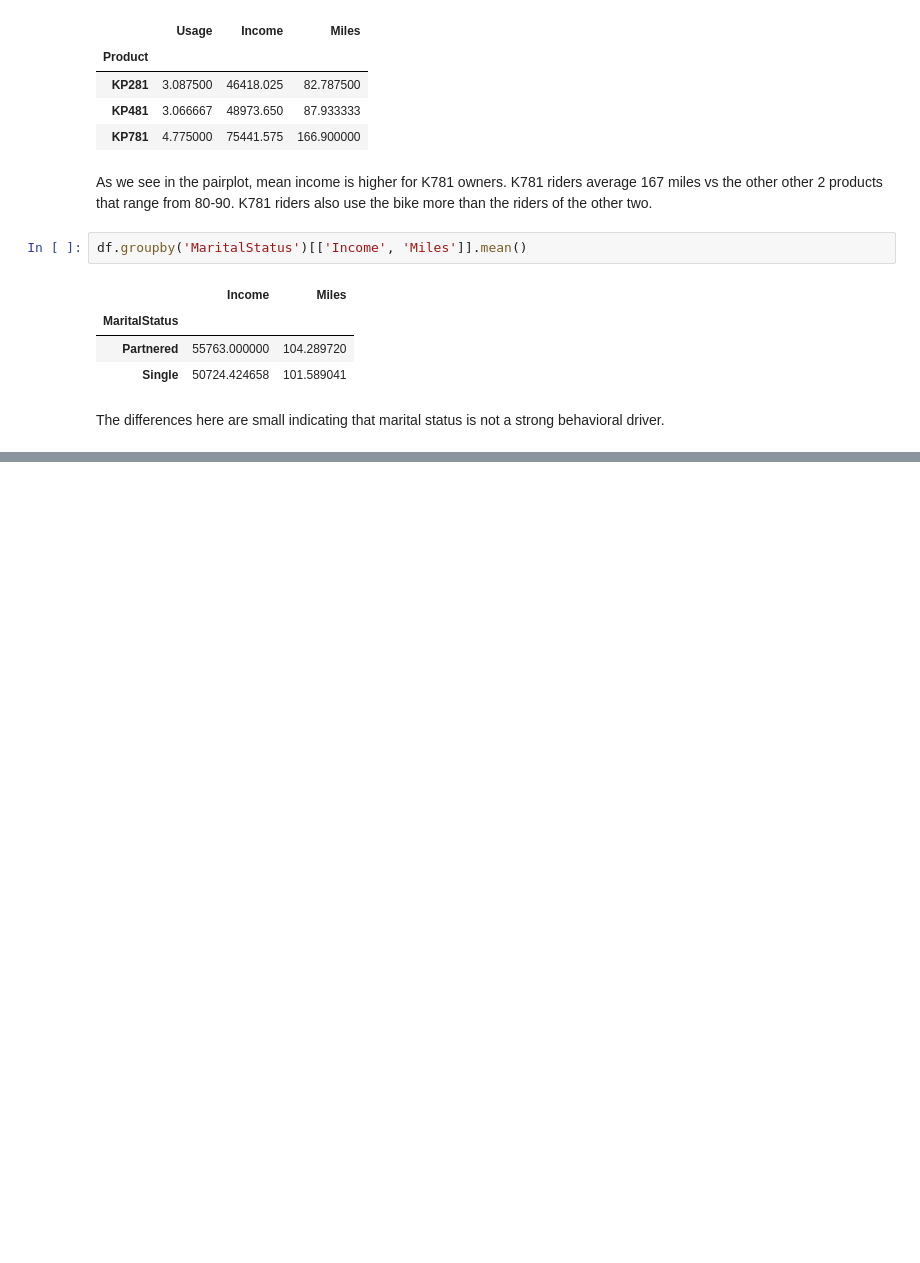
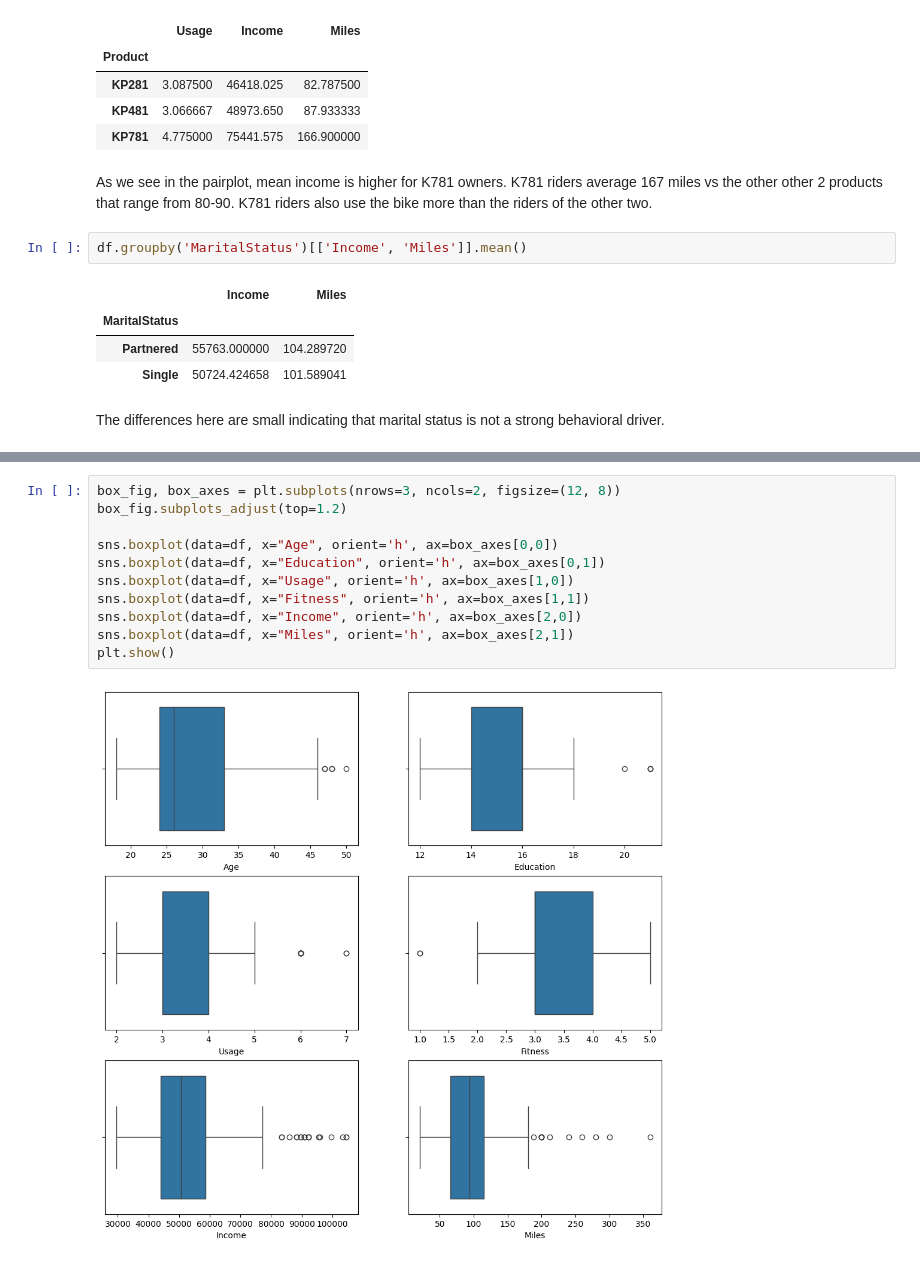
Before and after one commit to asn5995/data-science-projects, a Jupyter notebook: DP1.ipynb, the cells around one changed output, grey strips where cells are left out. Drawn from its saved outputs; the diff is of its cells as text; blank space fills up the shorter version.

```diff
--- a/DP1.ipynb
+++ b/DP1.ipynb
@@ -197,0 +205,13 @@ The differences here are small indicating that marital status is not a strong be
+# %%
+box_fig, box_axes = plt.subplots(nrows=3, ncols=2, figsize=(12, 8))
+box_fig.subplots_adjust(top=1.2)
+
+sns.boxplot(data=df, x="Age", orient='h', ax=box_axes[0,0])
+sns.boxplot(data=df, x="Education", orient='h', ax=box_axes[0,1])
+sns.boxplot(data=df, x="Usage", orient='h', ax=box_axes[1,0])
+sns.boxplot(data=df, x="Fitness", orient='h', ax=box_axes[1,1])
+sns.boxplot(data=df, x="Income", orient='h', ax=box_axes[2,0])
+sns.boxplot(data=df, x="Miles", orient='h', ax=box_axes[2,1])
+plt.show()
+# %% [output]
+[figure, added]
```
Also changed, not shown: parts of 5 cells of this notebook.
